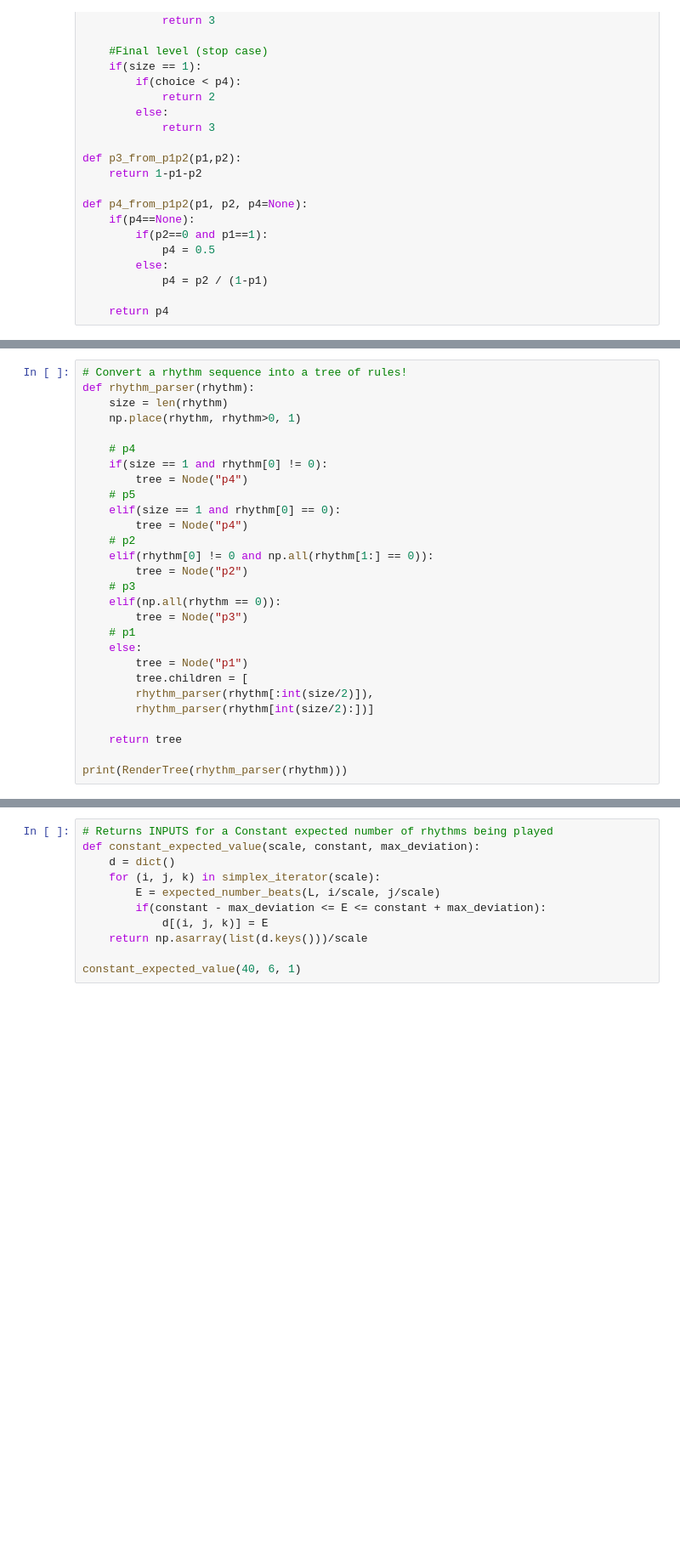
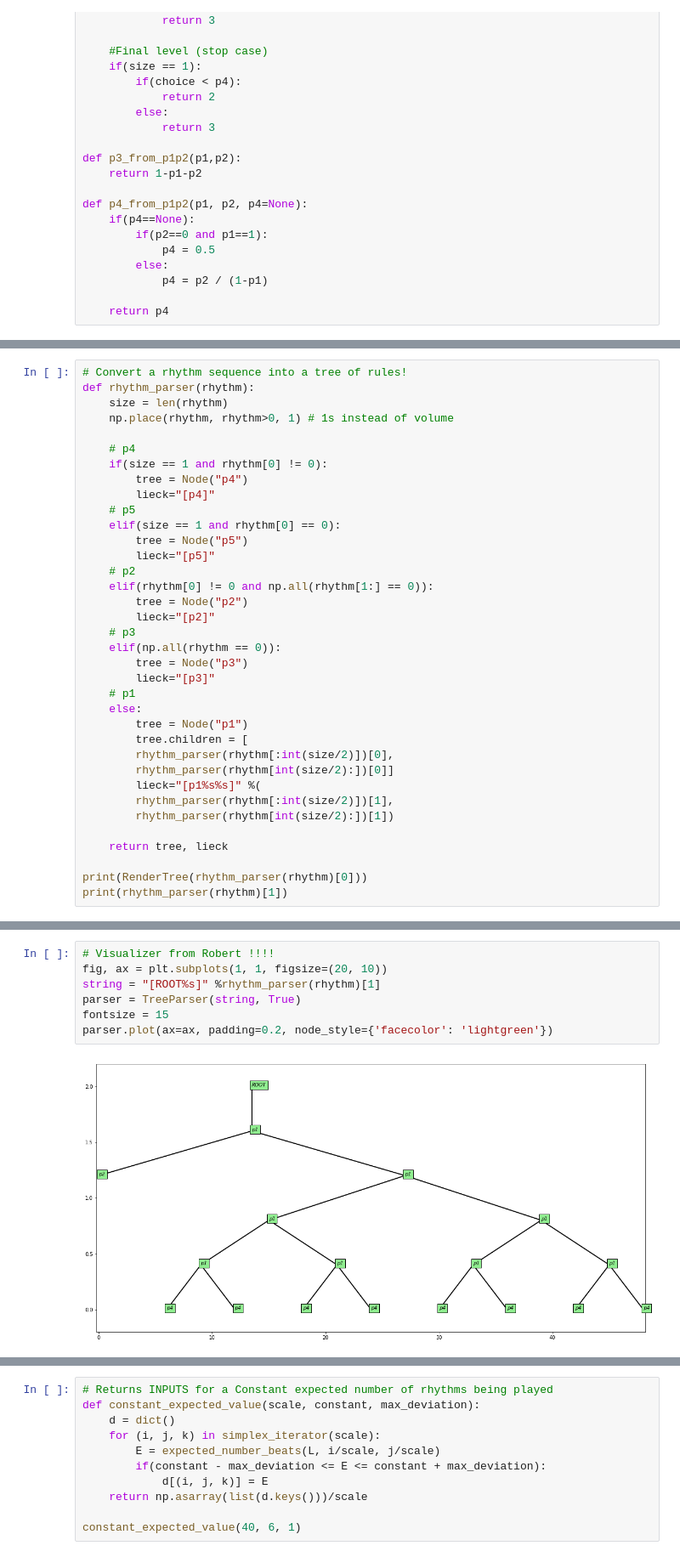
Before and after one commit to lucieperrotta/DCML, a Jupyter notebook: Grammar.ipynb, the cells around one changed output, grey strips where cells are left out. Shown at 85% size. Cells and saved outputs as stored; diff of their text form; blank space fills up the shorter version.

```diff
--- a/Grammar.ipynb
+++ b/Grammar.ipynb
@@ -142,29 +148,37 @@ plt.show()
 # Convert a rhythm sequence into a tree of rules!
 def rhythm_parser(rhythm):
     size = len(rhythm)
-    np.place(rhythm, rhythm>0, 1)
+    np.place(rhythm, rhythm>0, 1) # 1s instead of volume
 
     # p4
     if(size == 1 and rhythm[0] != 0):
         tree = Node("p4")
+        lieck="[p4]"
     # p5
     elif(size == 1 and rhythm[0] == 0):
-        tree = Node("p4")
+        tree = Node("p5")
+        lieck="[p5]"
     # p2
     elif(rhythm[0] != 0 and np.all(rhythm[1:] == 0)):
         tree = Node("p2")
+        lieck="[p2]"
     # p3
     elif(np.all(rhythm == 0)):
         tree = Node("p3")
+        lieck="[p3]"
     # p1
     else:
         tree = Node("p1")
         tree.children = [
-        rhythm_parser(rhythm[:int(size/2)]),
-        rhythm_parser(rhythm[int(size/2):])]
+        rhythm_parser(rhythm[:int(size/2)])[0],
+        rhythm_parser(rhythm[int(size/2):])[0]]
+        lieck="[p1%s%s]" %(
+        rhythm_parser(rhythm[:int(size/2)])[1],
+        rhythm_parser(rhythm[int(size/2):])[1])
 
-    return tree
+    return tree, lieck
 
-print(RenderTree(rhythm_parser(rhythm)))
+print(RenderTree(rhythm_parser(rhythm)[0]))
+print(rhythm_parser(rhythm)[1])
 # %% [output]
 Node('/p1')
@@ -183,3 +202,12 @@ Node('/p1')
+# %%
+# Visualizer from Robert !!!!
+fig, ax = plt.subplots(1, 1, figsize=(20, 10))
+string = "[ROOT%s]" %rhythm_parser(rhythm)[1]
+parser = TreeParser(string, True)
+fontsize = 15
+parser.plot(ax=ax, padding=0.2, node_style={'facecolor': 'lightgreen'})
+# %% [output]
+[figure, added]
 # %%
 #Generate the audio beat and play it
 rhythm = generate_rhythm(L, 200, p1, p2)[0]
```
Also changed, not shown: parts of 6 cells of this notebook, 1 other file.
